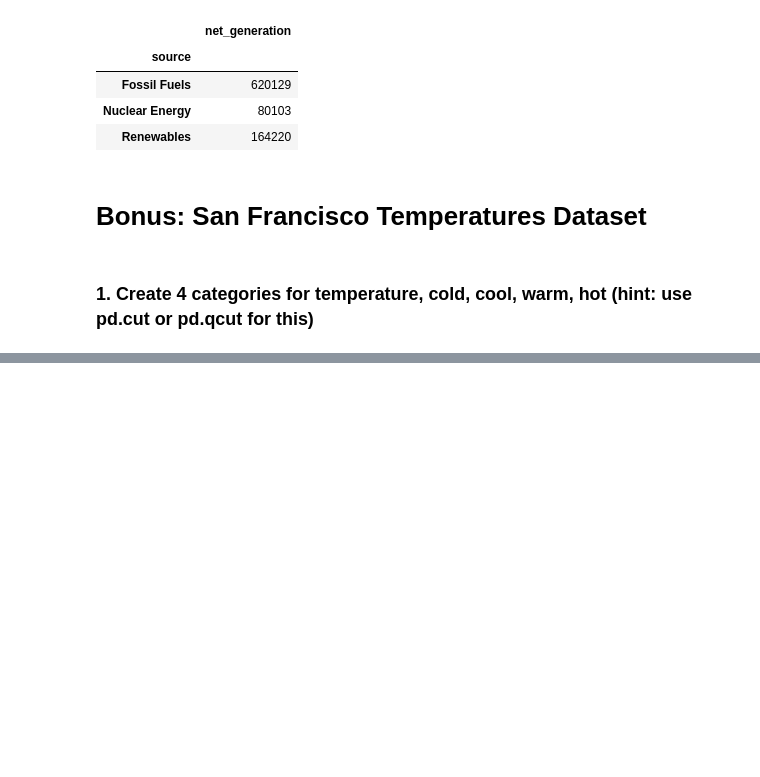
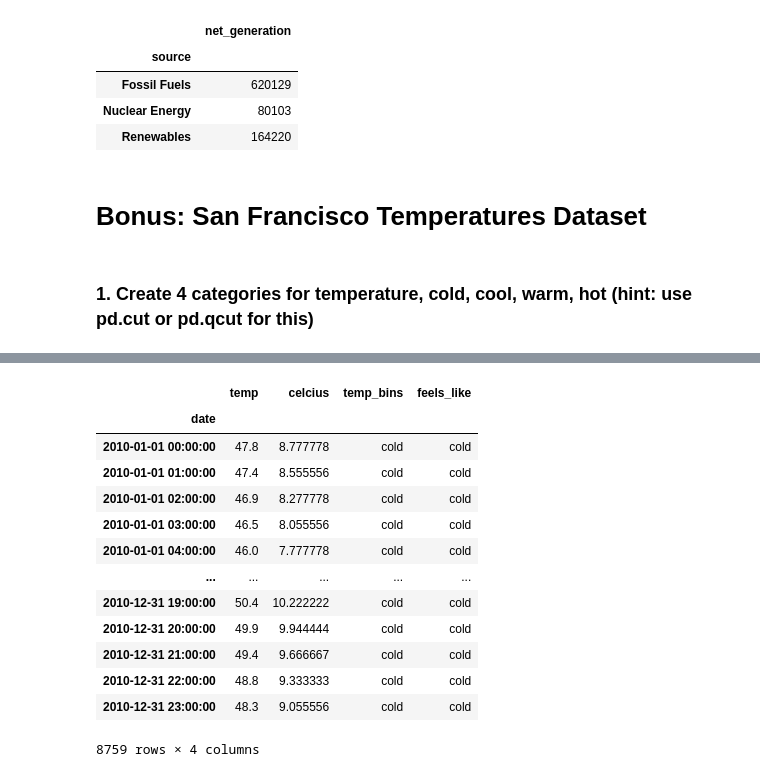
Before and after one commit to brentschriver/time-series-exercises, a Jupyter notebook: vega-datasets-exercises.ipynb, the cells around one changed output, grey strips where cells are left out. Saved outputs shown, nothing was run; the diff lists cells and outputs as text; code cells hidden in the pictures; blank space fills up the shorter version.

```diff
--- a/vega-datasets-exercises.ipynb
+++ b/vega-datasets-exercises.ipynb
@@ -571,0 +547,22 @@ sf.describe()
+# %%
+sf['feels_like'] = pd.cut(sf.celcius,
+       bins=[-5, 15, 20, 25, 35],
+       labels=['cold','cool','warm','hot']
+      )
+# %%
+sf
+# %% [output]
+|  | temp | celcius | temp_bins | feels_like |
+| date |  |  |  |  |
+| 2010-01-01 00:00:00 | 47.8 | 8.777778 | cold | cold |
+| 2010-01-01 01:00:00 | 47.4 | 8.555556 | cold | cold |
+| 2010-01-01 02:00:00 | 46.9 | 8.277778 | cold | cold |
+| 2010-01-01 03:00:00 | 46.5 | 8.055556 | cold | cold |
+| 2010-01-01 04:00:00 | 46.0 | 7.777778 | cold | cold |
+| ... | ... | ... | ... | ... |
+| 2010-12-31 19:00:00 | 50.4 | 10.222222 | cold | cold |
+| 2010-12-31 20:00:00 | 49.9 | 9.944444 | cold | cold |
+| 2010-12-31 21:00:00 | 49.4 | 9.666667 | cold | cold |
+| 2010-12-31 22:00:00 | 48.8 | 9.333333 | cold | cold |
+| 2010-12-31 23:00:00 | 48.3 | 9.055556 | cold | cold |
+8759 rows × 4 columns
```
Also changed, not shown: parts of 4 cells of this notebook, 10 other files.
